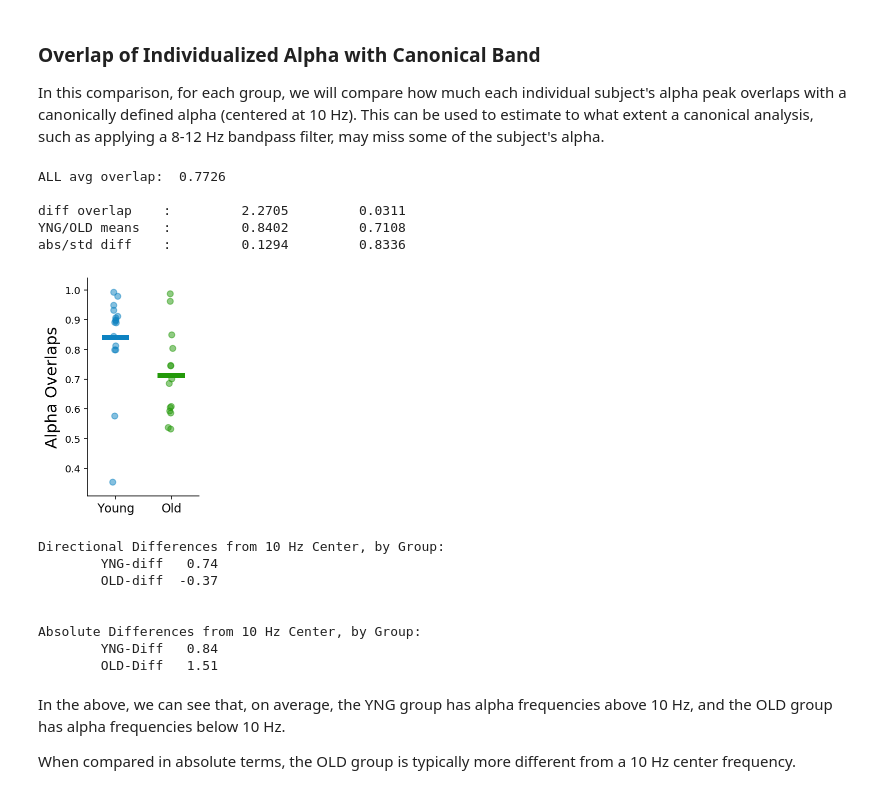
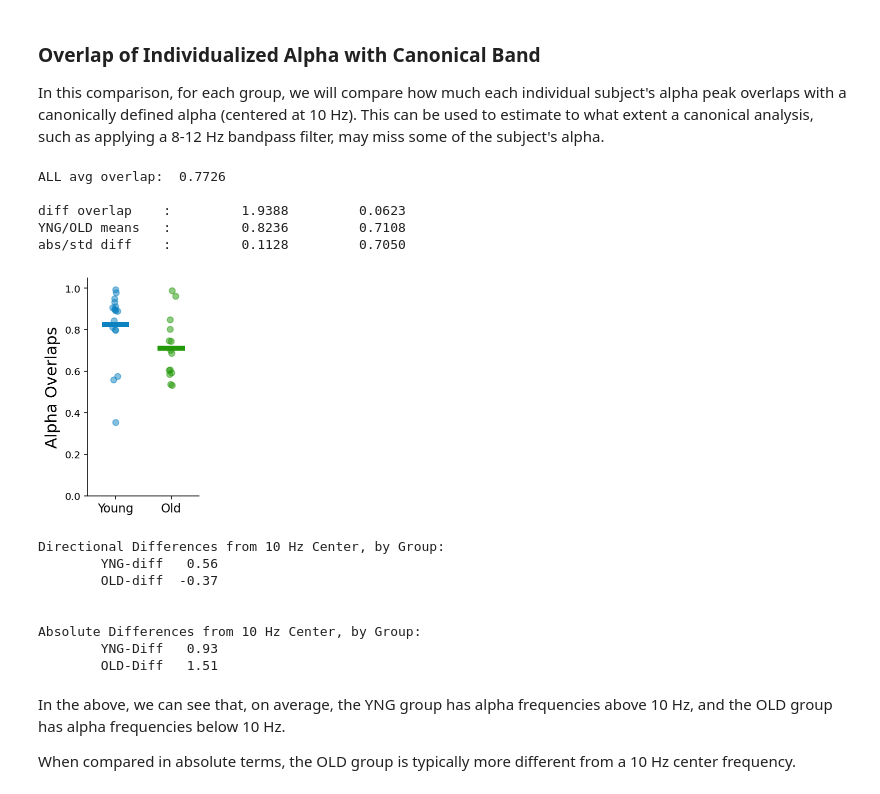
Before and after one commit to TomDonoghue/EEGparam, a Jupyter notebook: notebooks/02-GroupAnalysis-Rest.ipynb, the cells around one changed output. Drawn from its saved outputs; the diff is of its cells as text; code cells hidden in the pictures.

```diff
--- a/notebooks/02-GroupAnalysis-Rest.ipynb
+++ b/notebooks/02-GroupAnalysis-Rest.ipynb
@@ -40,7 +43,7 @@ from settings import BANDS, RESULTS_PATH
 set_random_seed(303)
 # %%
 # Set whether to drop outlier subjects, in terms of FOOOF Goodness-of-Fit metrics
-drop_outliers = True
+drop_outliers = False
 
 # Set average function to use
 avg_func = np.nanmean
@@ -54,7 +57,7 @@ ch_ind_oz = 28  # Channel Oz (28)
 ch_ind_cz = 47  # Channel Cz (47)
 
 # Wether to save out plots or not
-SAVE_FIG = False
+SAVE_FIG = True
 # %%
 # Check the subject numbers
 print('Number of young subjects:  ', len(YNG_INDS))
@@ -379,15 +379,15 @@ print_stat('abs/std diff\t', mean_diff(overlaps[YNG_INDS], overlaps[OLD_INDS]),
 # %% [output]
 ALL avg overlap:  0.7726
 
-diff overlap    :         2.2705         0.0311
-YNG/OLD means   :         0.8402         0.7108
-abs/std diff    :         0.1294         0.8336
+diff overlap    :         1.9388         0.0623
+YNG/OLD means   :         0.8236         0.7108
+abs/std diff    :         0.1128         0.7050
 # %%
 # Plot the overlaps of individual with canonical alpha, per group
-plot_comp_scatter(overlaps, 'Alpha Overlaps',
+plot_comp_scatter(overlaps, 'Alpha Overlaps', ylim=[0, 1.05],
                   save_fig=SAVE_FIG, save_name='AlphaOverlaps')
 # %% [output]
-[figure, old version]
+[figure, new version]
 # %%
 # Calculate the differences per subject from a 10 Hz center
 overlap_diffs = alphas[:, 0] - 10
@@ -404,12 +404,12 @@ print('\tYNG-Diff  {: 1.2f}'.format(np.mean(np.abs(yng_overlaps))))
 print('\tOLD-Diff  {: 1.2f}'.format(np.mean(np.abs(old_overlaps))))
 # %% [output]
 Directional Differences from 10 Hz Center, by Group:
-        YNG-diff   0.74
+        YNG-diff   0.56
         OLD-diff  -0.37
 
 
 Absolute Differences from 10 Hz Center, by Group:
-        YNG-Diff   0.84
+        YNG-Diff   0.93
         OLD-Diff   1.51
 # %% [markdown]
 In the above, we can see that, on average, the YNG group has alpha frequencies above 10 Hz, and the OLD group has alpha frequencies below 10 Hz.
```
Also changed, not shown: parts of 29 cells of this notebook, 4 other files.
